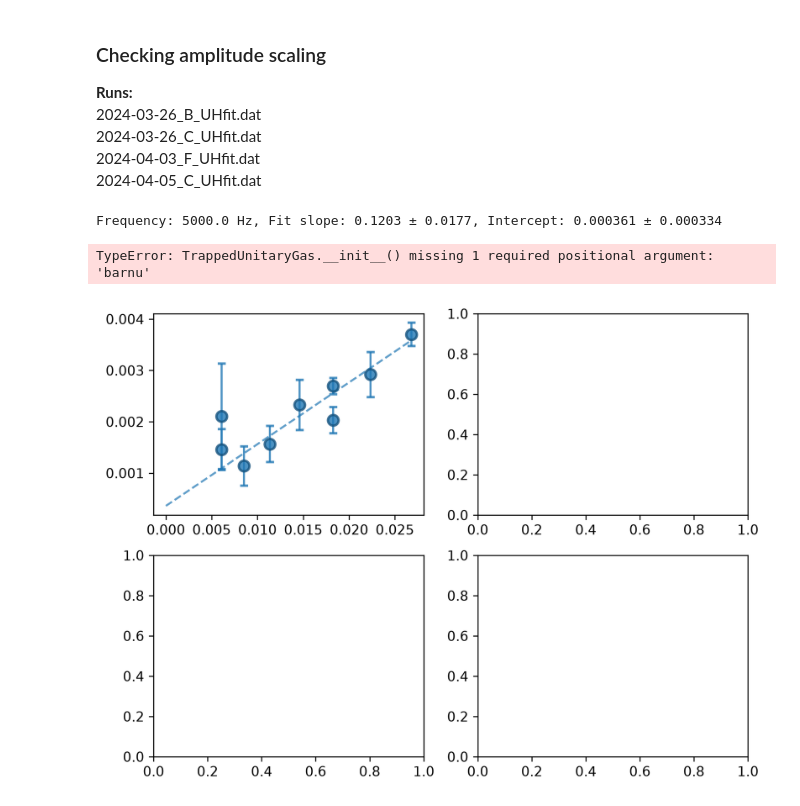
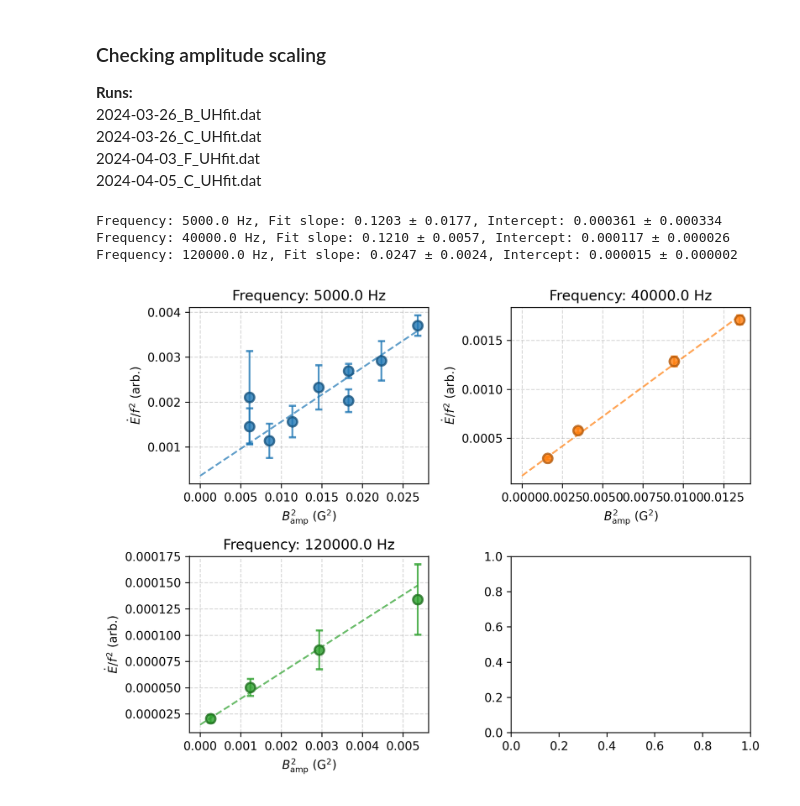
Before and after one commit to uoft-chiplab/Fast-Modulation-Contact-Correlation-Project, a Jupyter notebook: contact_correlations/heating_rate_analysis.ipynb, the cells around one changed output. Drawn from its saved outputs; the diff is of its cells as text; code cells hidden in the pictures.

```diff
--- a/contact_correlations/heating_rate_analysis.ipynb
+++ b/contact_correlations/heating_rate_analysis.ipynb
@@ -250,36 +250,41 @@ for i, freq_val in enumerate(top_3_freqs):
         label=f'{freq_val} kHz'     # Add a label for the legend
     )
 
     popt, pcov = curve_fit(lambda x, m, b: m * x + b,
                             group['Bamp']**2,
                             group['heating_rate']/group['freq']**2,
                             sigma=group['e_heating_rate']/group['freq']**2
                            )
     perr = np.sqrt(np.diag(pcov))
 
     a_sqs = np.linspace(0, group['Bamp'].max()**2, 100)
 
     axs[i].plot(a_sqs, np.polyval(popt, a_sqs), color=colors[i], linestyle='--', alpha=0.7)
 
     print(f"Frequency: {freq_val} Hz, Fit slope: {popt[0]:.4f} ± {perr[0]:.4f}, Intercept: {popt[1]:.6f} ± {perr[1]:.6f}")
 
-    TUG = TrappedUnitaryGas(ToTF=group['ToTFi'].mean(), EF=group['EFi'].mean())
+    # TUG = TrappedUnitaryGas(ToTF=group['ToTFi'].mean(),
+    #                         EF=group['EFi'].mean(),
+    #                         banru=group['barnu'].mean()
+    #                         )
+    # Edot = TUG.calc_Edot(nu=group['freq'].mean())
 
 
 # Label the chart
 for ax in axs[:-1]:
     ax.set_title(f'Frequency: {top_3_freqs[axs.tolist().index(ax)]} Hz')
     ax.set_ylabel(r'$\dot{E}/f^2$ (arb.)')
     ax.set_xlabel(r'$B_\mathrm{amp}^2$ (G$^2$)')
     ax.grid(True, linestyle='--', alpha=0.5)
     # ax.legend(title='Frequencies', loc='lower right')
 
 fig.tight_layout()  # Adjust subplots to fit into figure area.
 plt.show()
 # %% [output]
 Frequency: 5000.0 Hz, Fit slope: 0.1203 ± 0.0177, Intercept: 0.000361 ± 0.000334
+Frequency: 40000.0 Hz, Fit slope: 0.1210 ± 0.0057, Intercept: 0.000117 ± 0.000026
+Frequency: 120000.0 Hz, Fit slope: 0.0247 ± 0.0024, Intercept: 0.000015 ± 0.000002
-TypeError: TrappedUnitaryGas.__init__() missing 1 required positional argument: 'barnu'
-[figure, old version]
+[figure, new version]
 # %%
 df_plot[['freq','amplitude','ToTFi','heating_rate','filename']].sort_values(by=['freq','amplitude'])
 df_plot['filename'].unique()
```
Also changed, not shown: parts of 6 cells of this notebook, 1 other file.
